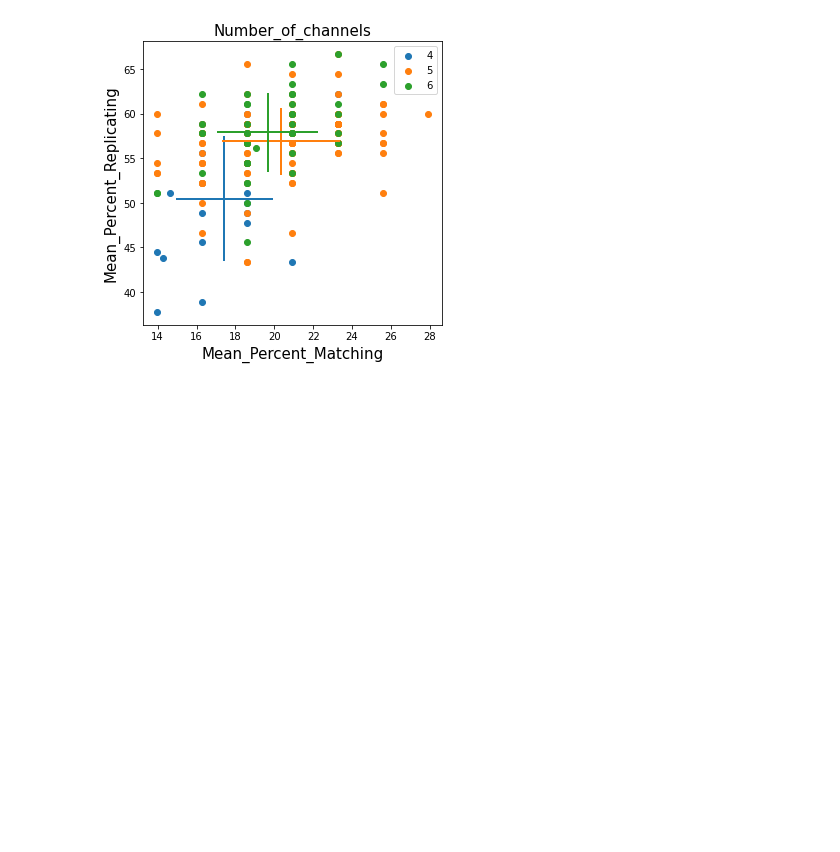
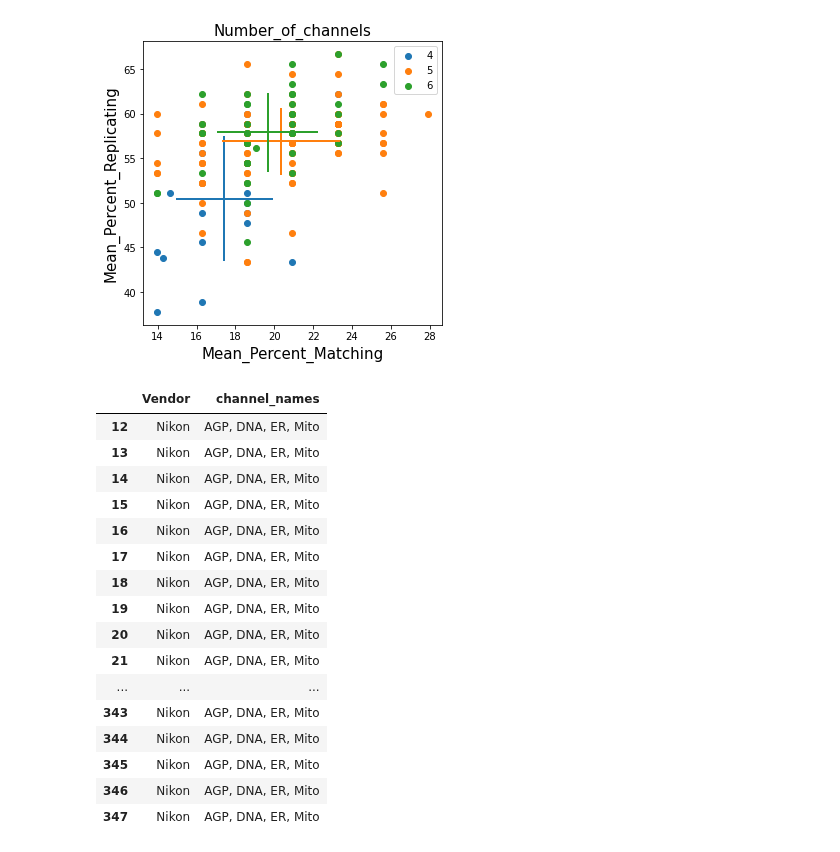
Before and after one commit to jump-cellpainting/jump-scope-analysis, a Jupyter notebook: notebooks/figures/figure4/figure4.ipynb, the cells around one changed output. Cells and saved outputs as stored; diff of their text form; code cells hidden in the pictures; blank space fills up the shorter version.

```diff
--- a/notebooks/figures/figure4/figure4.ipynb
+++ b/notebooks/figures/figure4/figure4.ipynb
@@ -124,5 +124,25 @@ corr_df = corr_df[mask_cols]
 plot_corr_df = corr_df[(corr_df["channel_names"] == "Actin, DNA, ER, Golgi, Mito, RNA")].dropna(axis=1).transpose().reset_index()
 
 plot_corr_df.iloc[1:,:]
+# %%
+experiment_df[["Vendor", "channel_names"]][experiment_df["Vendor"] == "Nikon"]
+# %% [output]
+|  | Vendor | channel_names |
+| 12 | Nikon | AGP, DNA, ER, Mito |
+| 13 | Nikon | AGP, DNA, ER, Mito |
+| 14 | Nikon | AGP, DNA, ER, Mito |
+| 15 | Nikon | AGP, DNA, ER, Mito |
+| 16 | Nikon | AGP, DNA, ER, Mito |
+| 17 | Nikon | AGP, DNA, ER, Mito |
+| 18 | Nikon | AGP, DNA, ER, Mito |
+| 19 | Nikon | AGP, DNA, ER, Mito |
+| 20 | Nikon | AGP, DNA, ER, Mito |
+| 21 | Nikon | AGP, DNA, ER, Mito |
+| ... | ... | ... |
+| 343 | Nikon | AGP, DNA, ER, Mito |
+| 344 | Nikon | AGP, DNA, ER, Mito |
+| 345 | Nikon | AGP, DNA, ER, Mito |
+| 346 | Nikon | AGP, DNA, ER, Mito |
+| 347 | Nikon | AGP, DNA, ER, Mito |
 # %%
 # C
```
Also changed, not shown: 20 other files.
